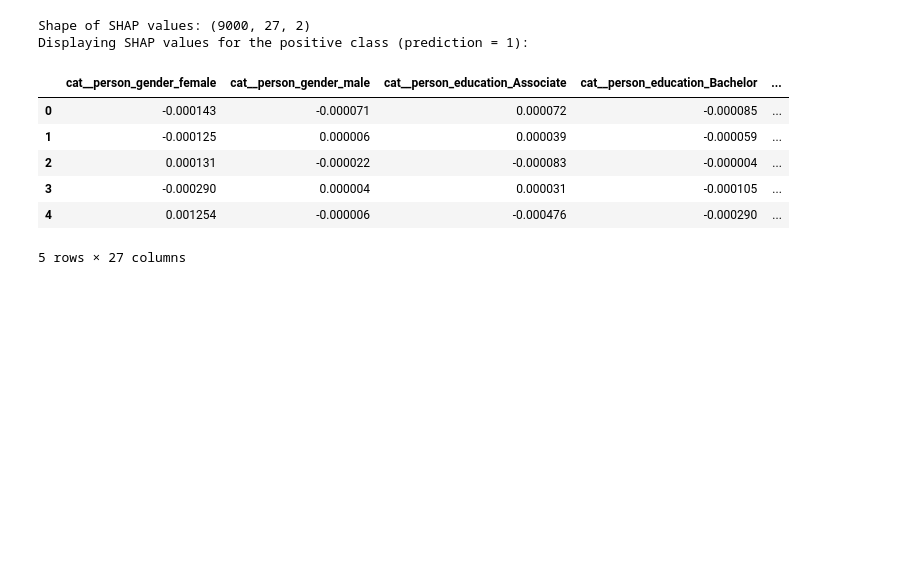
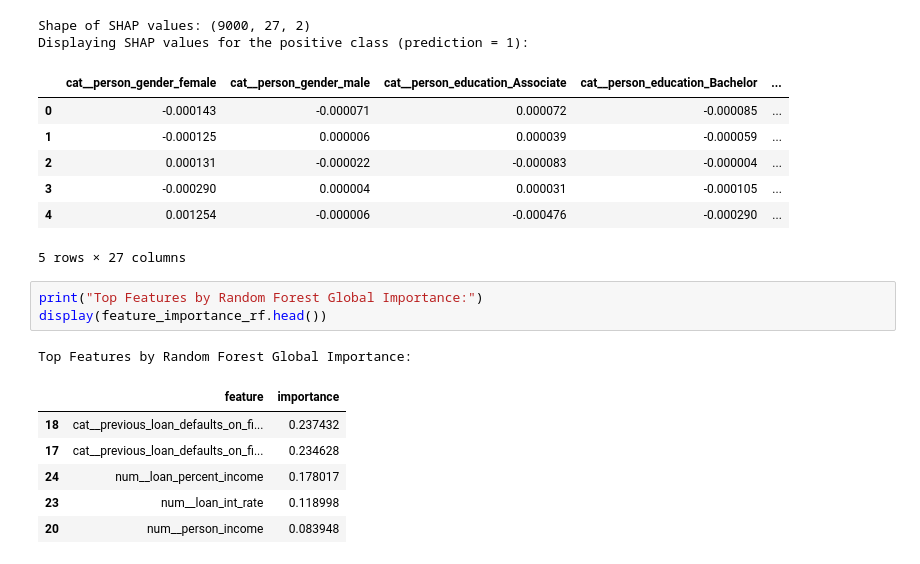
Before and after one commit to 3Techies/Bias-Detection-ML-models, a Jupyter notebook: notebooks/02_baseline_model.ipynb, the cells around one changed output. Saved outputs shown, nothing was run; the diff lists cells and outputs as text; blank space fills up the shorter version.

```diff
--- a/notebooks/02_baseline_model.ipynb
+++ b/notebooks/02_baseline_model.ipynb
@@ -583,3 +583,14 @@ Displaying SHAP values for the positive class (prediction = 1):
 | 3 | -0.000290 | 0.000004 | 0.000031 | -0.000105 | ... |
 | 4 | 0.001254 | -0.000006 | -0.000476 | -0.000290 | ... |
 5 rows × 27 columns
+# %%
+print("Top Features by Random Forest Global Importance:")
+display(feature_importance_rf.head())
+# %% [output]
+Top Features by Random Forest Global Importance:
+|  | feature | importance |
+| 18 | cat__previous_loan_defaults_on_fi... | 0.237432 |
+| 17 | cat__previous_loan_defaults_on_fi... | 0.234628 |
+| 24 | num__loan_percent_income | 0.178017 |
+| 23 | num__loan_int_rate | 0.118998 |
+| 20 | num__person_income | 0.083948 |
```
Also changed, not shown: parts of 8 cells of this notebook.
